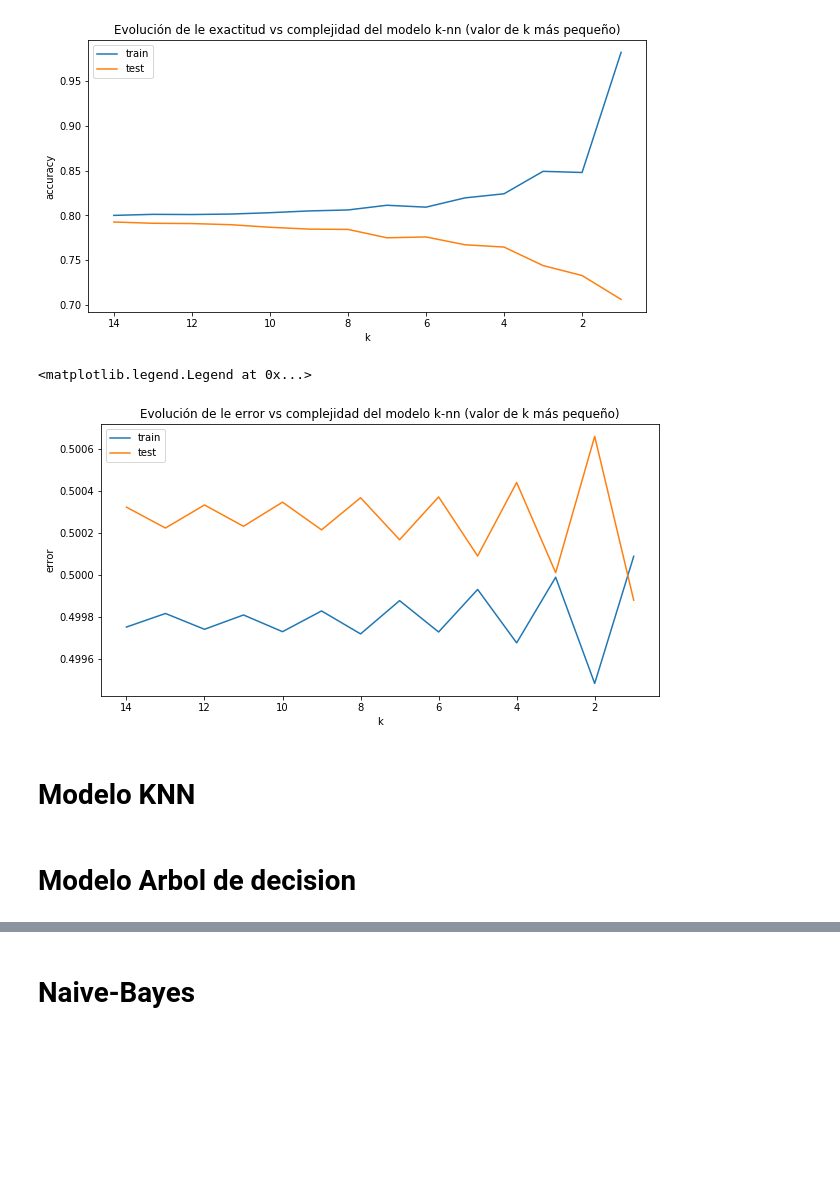
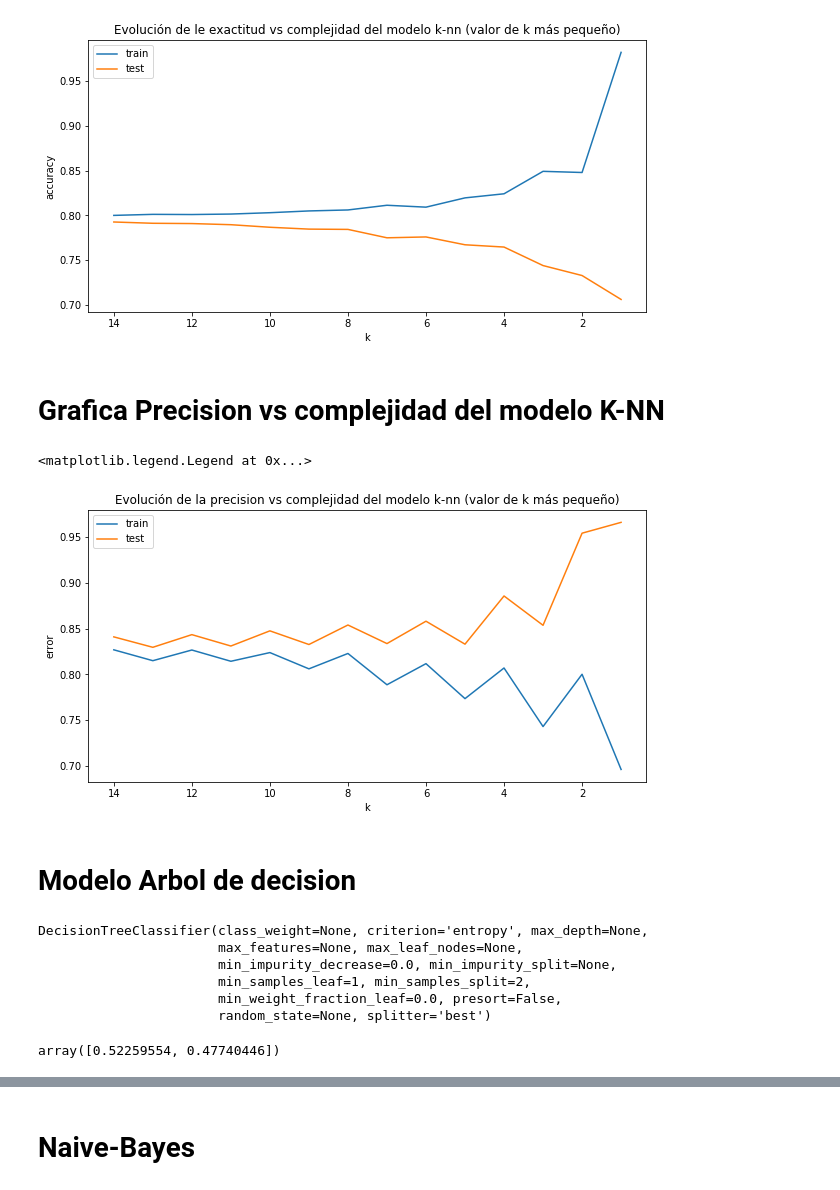
Before and after one commit to Brik000/Analitica, a Jupyter notebook: Proyecto Final/proyecto.ipynb, the cells around one changed output, grey strips where cells are left out. Cells and saved outputs as stored; diff of their text form; code cells hidden in the pictures; blank space fills up the shorter version.

```diff
--- a/Proyecto Final/proyecto.ipynb
+++ b/Proyecto Final/proyecto.ipynb
@@ -303,7 +288,7 @@ x=data[["SOBRECARGO","SATISFACCION"]].values
 y=data[["ESTADO"]].values
 # %%
 from sklearn.model_selection import train_test_split
-X_train, X_test, y_train, y_test = train_test_split(x, y, test_size=0.20)
+X_train, X_test, y_train, y_test = train_test_split(x, y, test_size=0.30)
 # %%
 from sklearn.preprocessing import StandardScaler
 scaler = StandardScaler()
@@ -361,7 +348,7 @@ for k in k_vec:
     knn = neighbors.KNeighborsClassifier(n_neighbors=k)
     knn.fit(X_train, y_train)
     y_pred = knn.predict(X_train)
-    error_train_vect.append(np.mean(y_pred != y_train))
+    error_train_vect.append(metrics.precision_score(y_train, y_pred))
     acc_train_vec.append(metrics.accuracy_score(y_train, y_pred))
     kappa_train_vec.append(metrics.cohen_kappa_score(y_train, y_pred))
 
@@ -370,7 +357,7 @@ for k in k_vec:
 
     y_pred = knn.predict(X_test)
     acc_test_vec.append(metrics.accuracy_score(y_test, y_pred))
-    error_test_vect.append(np.mean(y_pred != y_test))
+    error_test_vect.append(metrics.precision_score(y_test, y_pred))
     kappa_test_vec.append(metrics.cohen_kappa_score(y_test, y_pred))
     print("------------------------------------------------------------------------")
     print(k)
@@ -423,21 +414,21 @@ plt.legend(['train', 'test'])
 # %% [output]
 <matplotlib.legend.Legend at 0x...>
 [figure]
+# %% [markdown]
+# Grafica Precision vs complejidad del modelo K-NN
 # %%
 plt.figure(figsize=(10,5))
 ax = plt.gca() # get current axis
 plt.plot(k_vec, error_test_vect)
 plt.plot(k_vec, error_train_vect)
 ax.set_xlim(ax.get_xlim()[::-1])  # reverse axis
 plt.axis('tight')
 plt.xlabel('k')
-plt.ylabel('error')
-plt.title('Evolución de le error vs complejidad del modelo k-nn (valor de k más pequeño)')
+plt.ylabel('precison')
+plt.title('Evolución de la precision vs complejidad del modelo k-nn (valor de k más pequeño)')
 plt.legend(['train', 'test'])
 # %% [output]
 <matplotlib.legend.Legend at 0x...>
-[figure, old version]
+[figure, new version]
-# %% [markdown]
-# Modelo KNN
 # %% [markdown]
 # Modelo Arbol de decision
@@ -443,0 +447,13 @@ plt.legend(['train', 'test'])
+# %%
+ctree.fit(X_train, y_train)
+# %% [output]
+DecisionTreeClassifier(class_weight=None, criterion='entropy', max_depth=None,
+                       max_features=None, max_leaf_nodes=None,
+                       min_impurity_decrease=0.0, min_impurity_split=None,
+                       min_samples_leaf=1, min_samples_split=2,
+                       min_weight_fraction_leaf=0.0, presort=False,
+                       random_state=None, splitter='best')
+# %%
+ctree.feature_importances_
+# %% [output]
+array([0.52259554, 0.47740446])
```
Also changed, not shown: parts of 12 cells of this notebook.
